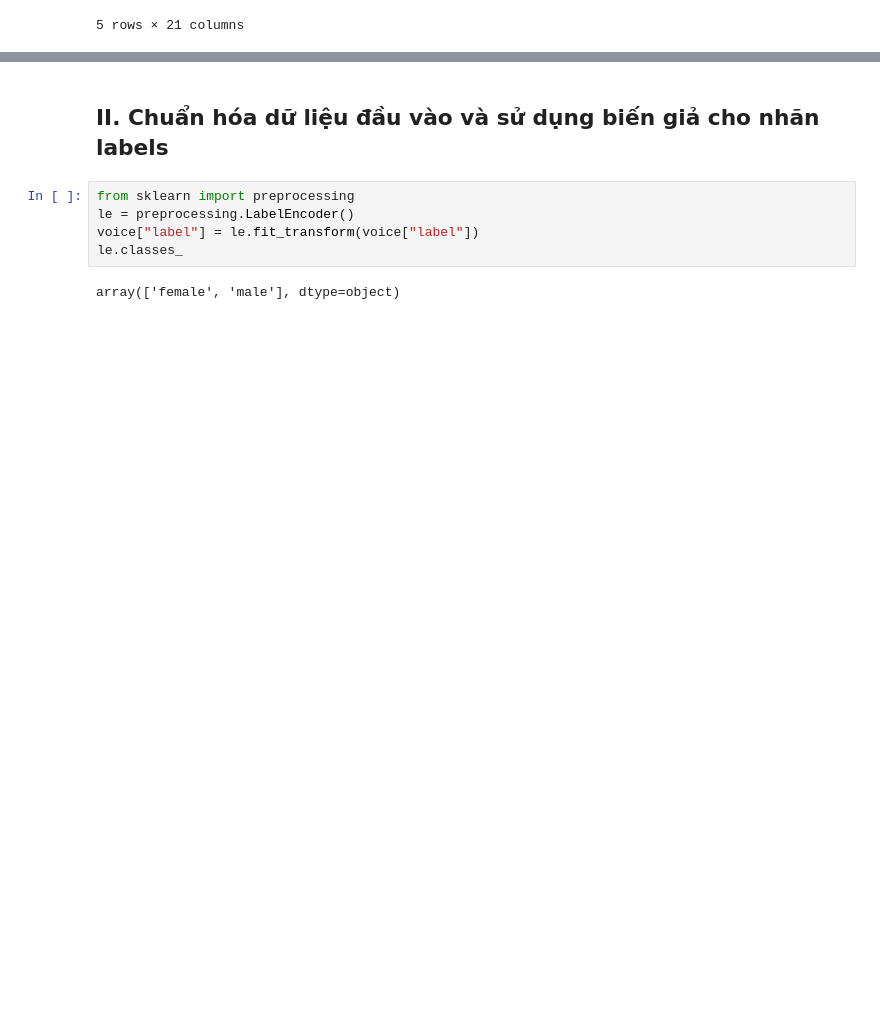
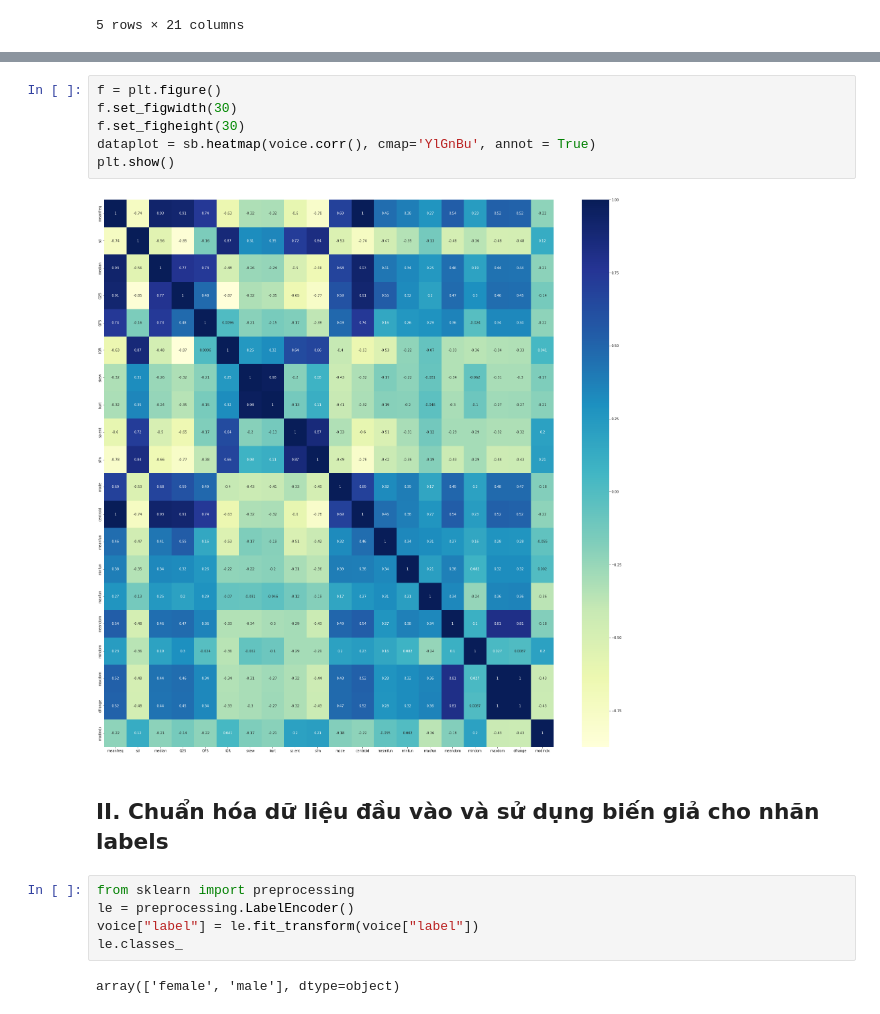
Before and after one commit to law10118/advance-optimize, a Jupyter notebook: Bai tap 2_2.ipynb, the cells around one changed output, grey strips where cells are left out. Drawn from its saved outputs; the diff is of its cells as text; blank space fills up the shorter version.

```diff
--- a/Bai tap 2_2.ipynb
+++ b/Bai tap 2_2.ipynb
@@ -26,6 +32,14 @@ voice.describe()
 | 50% | 0.184838 | 0.059155 | 0.190032 | 0.140286 | 0.225684 | 0.094280 | 2.197101 | 8.318463 | 0.901767 | 0.396335 | 0.186599 | ... |
 | 75% | 0.199146 | 0.067020 | 0.210618 | 0.175939 | 0.243660 | 0.114175 | 2.931694 | 13.648905 | 0.928713 | 0.533676 | 0.221104 | ... |
 | max | 0.251124 | 0.115273 | 0.261224 | 0.247347 | 0.273469 | 0.252225 | 34.725453 | 1309.612887 | 0.981997 | 0.842936 | 0.280000 | ... |
+# %%
+f = plt.figure()
+f.set_figwidth(30)
+f.set_figheight(30)
+dataplot = sb.heatmap(voice.corr(), cmap='YlGnBu', annot = True)
+plt.show()
+# %% [output]
+[figure, added]
 # %% [markdown]
 ## II. Chuẩn hóa dữ liệu đầu vào và sử dụng biến giả cho nhãn labels
 # %%
```
Also changed, not shown: parts of 13 cells of this notebook.
